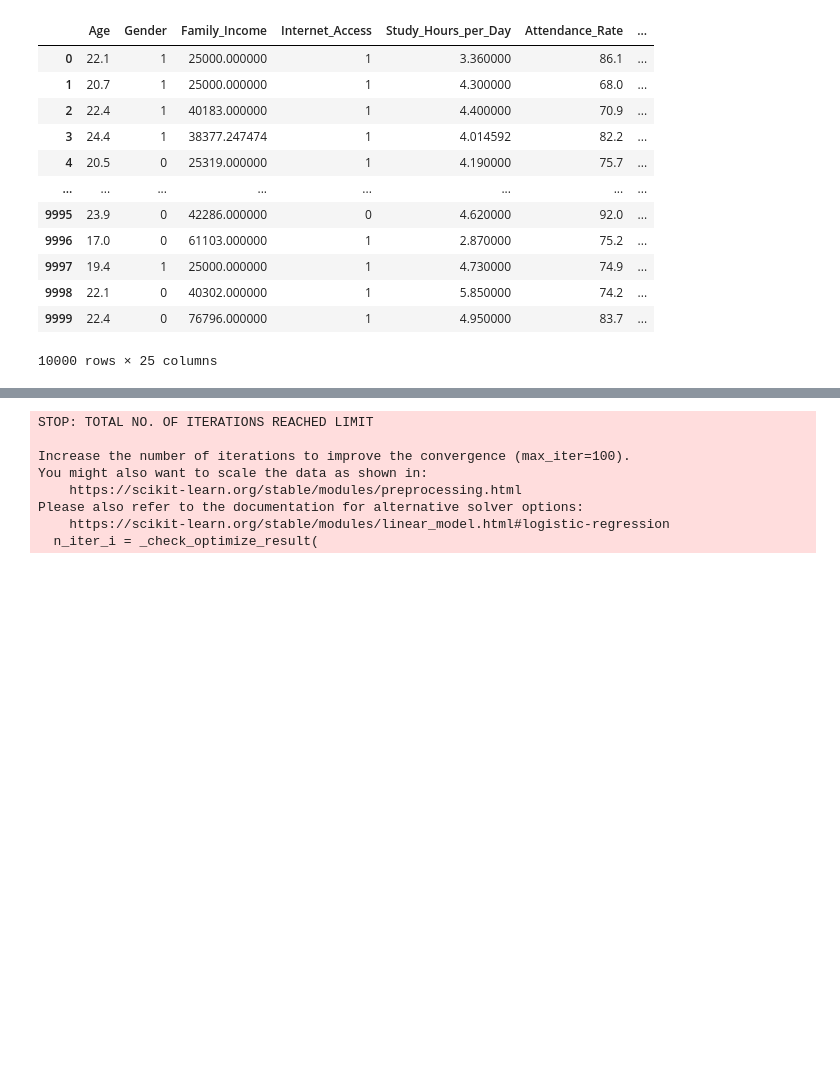
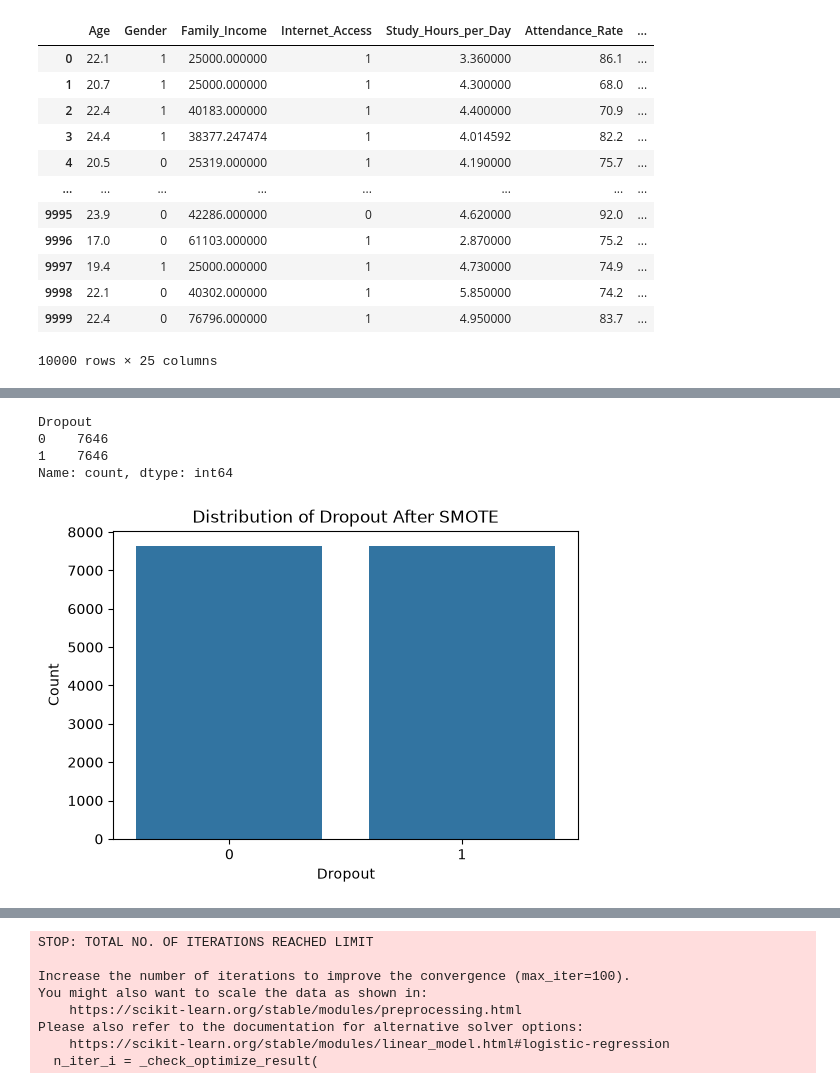
Before and after one commit to SameepSharma714/Student_dropout_prediction, a Jupyter notebook: std.ipynb, the cells around one changed output, grey strips where cells are left out. Cells and saved outputs as stored; diff of their text form; code cells hidden in the pictures; blank space fills up the shorter version.

```diff
--- a/std.ipynb
+++ b/std.ipynb
@@ -108,4 +142,30 @@ df
 # %%
 X=df.drop(['Dropout'],axis=1)
 y=df['Dropout']
+# %%
+from imblearn.over_sampling import SMOTE
+
+smote = SMOTE(random_state=42)
+X_resampled, y_resampled = smote.fit_resample(X, y)
+
+print(y_resampled.value_counts())
+# %% [output]
+Dropout
+0    7646
+1    7646
+Name: count, dtype: int64
+# %%
+import matplotlib.pyplot as plt
+import seaborn as sns
+
+plt.figure(figsize=(6,4))
+sns.countplot(x=y_resampled)
+
+plt.title("Distribution of Dropout After SMOTE")
+plt.xlabel("Dropout")
+plt.ylabel("Count")
+
+plt.show()
+# %% [output]
+[figure, added]
 # %%
```
Also changed, not shown: parts of 12 cells of this notebook.
